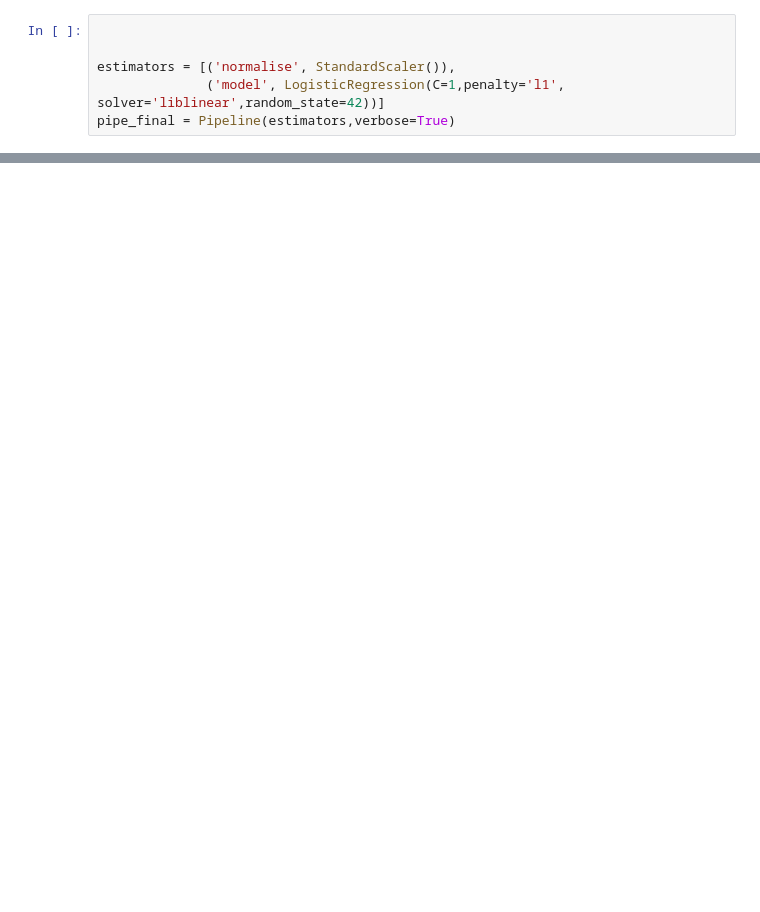
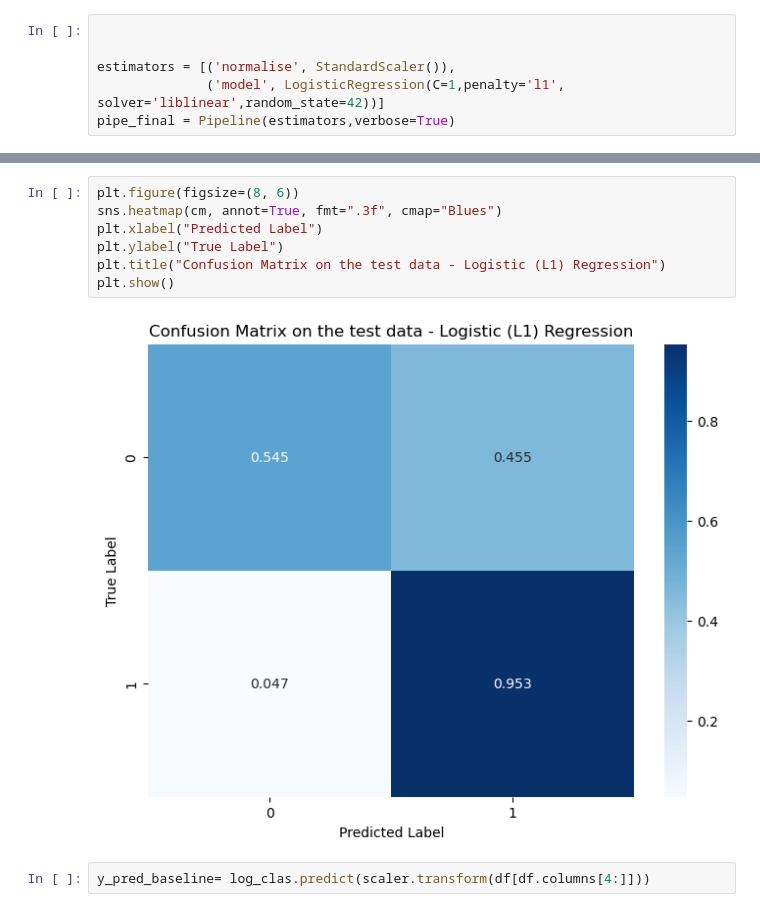
Before and after one commit to 0smee/nlp-capstone, a Jupyter notebook: notebooks/basic-logistic.ipynb, the cells around one changed output, grey strips where cells are left out. Cells and saved outputs as stored; diff of their text form; blank space fills up the shorter version.

```diff
--- a/notebooks/basic-logistic.ipynb
+++ b/notebooks/basic-logistic.ipynb
@@ -111,0 +158,11 @@ decision_tree_classifier = pipe[-1]
+# %%
+plt.figure(figsize=(8, 6))
+sns.heatmap(cm, annot=True, fmt=".3f", cmap="Blues")
+plt.xlabel("Predicted Label")
+plt.ylabel("True Label")
+plt.title("Confusion Matrix on the test data - Logistic (L1) Regression")
+plt.show()
+# %% [output]
+[figure, added]
+# %%
+y_pred_baseline= log_clas.predict(scaler.transform(df[df.columns[4:]]))
```
Also changed, not shown: parts of 18 cells of this notebook.
